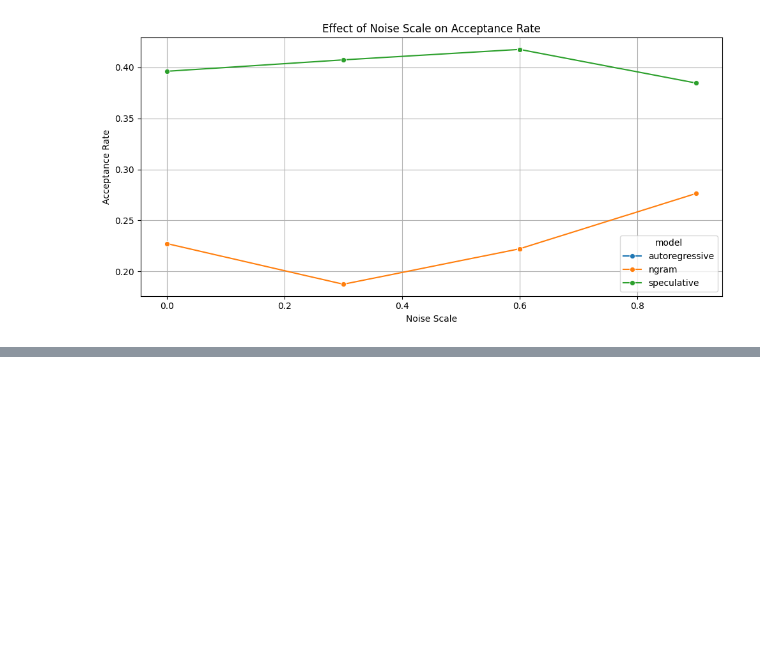
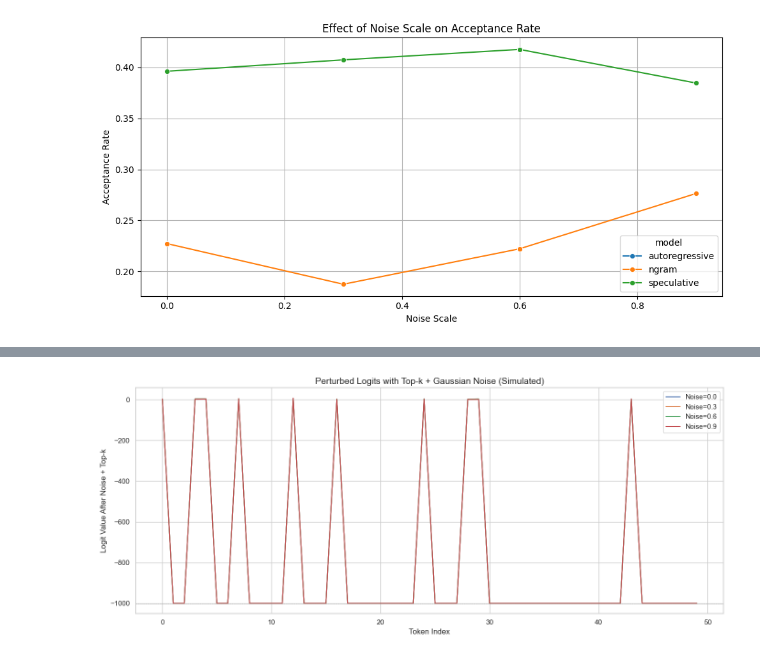
Before and after one commit to EulerMacaroni/Speculative-Decoding, a Jupyter notebook: results/NoiseVarAnalysis.ipynb, the cells around one changed output, grey strips where cells are left out. Cells and saved outputs as stored; diff of their text form; code cells hidden in the pictures; blank space fills up the shorter version.

```diff
--- a/results/NoiseVarAnalysis.ipynb
+++ b/results/NoiseVarAnalysis.ipynb
@@ -121,0 +336,44 @@ plt.show()
+# %%
+import numpy as np
+import matplotlib.pyplot as plt
+import seaborn as sns
+
+# Set seed for reproducibility
+np.random.seed(0)
+
+# Simulate base logits: mostly low values, a few high-probability tokens
+base_logits = np.random.randn(50) * 1.5
+base_logits[np.random.choice(50, 3, replace=False)] += 5  # simulate high-probability tokens
+
+# Function to perturb top-k logits with Gaussian noise
+def perturb_logits_np(base_logits, top_k=10, noise_scale=0.3):
+    logits = base_logits.copy()
+    top_indices = logits.argsort()[-top_k:][::-1]  # top-k indices, descending
+    top_logits = logits[top_indices]
+
+    noise = np.random.randn(top_k) * noise_scale
+    perturbed = top_logits + noise
+
+    full_logits = np.full_like(logits, -1000.0)
+    full_logits[top_indices] = perturbed
+    return full_logits
+
+# Apply the function across noise scales
+noise_levels = [0.0, 0.3, 0.6, 0.9]
+perturbed_sets = [perturb_logits_np(base_logits, top_k=10, noise_scale=noise) for noise in noise_levels]
+
+# Plot
+plt.figure(figsize=(14, 6))
+for noise, perturbed in zip(noise_levels, perturbed_sets):
+    sns.lineplot(x=np.arange(len(perturbed)), y=perturbed, label=f"Noise={noise}")
+
+plt.title("Perturbed Logits with Top-k + Gaussian Noise (Simulated)", fontsize=14)
+plt.xlabel("Token Index")
+plt.ylabel("Logit Value After Noise + Top-k")
+plt.axhline(-1000, color='gray', linestyle='--', linewidth=0.5)
+plt.legend()
+plt.grid(True)
+plt.tight_layout()
+plt.show()
+# %% [output]
+[figure, added]
```
Also changed, not shown: parts of 5 cells of this notebook.
